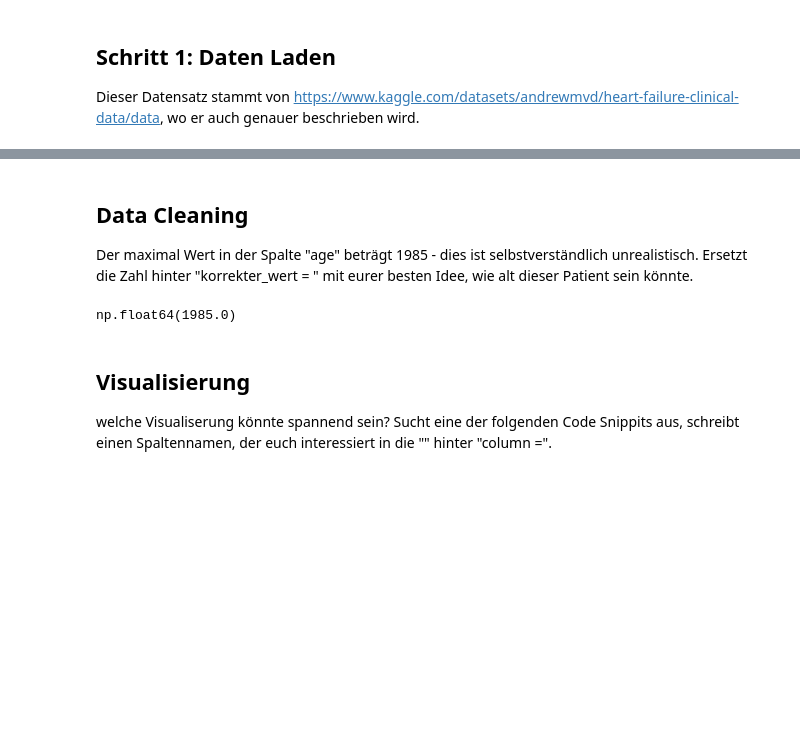
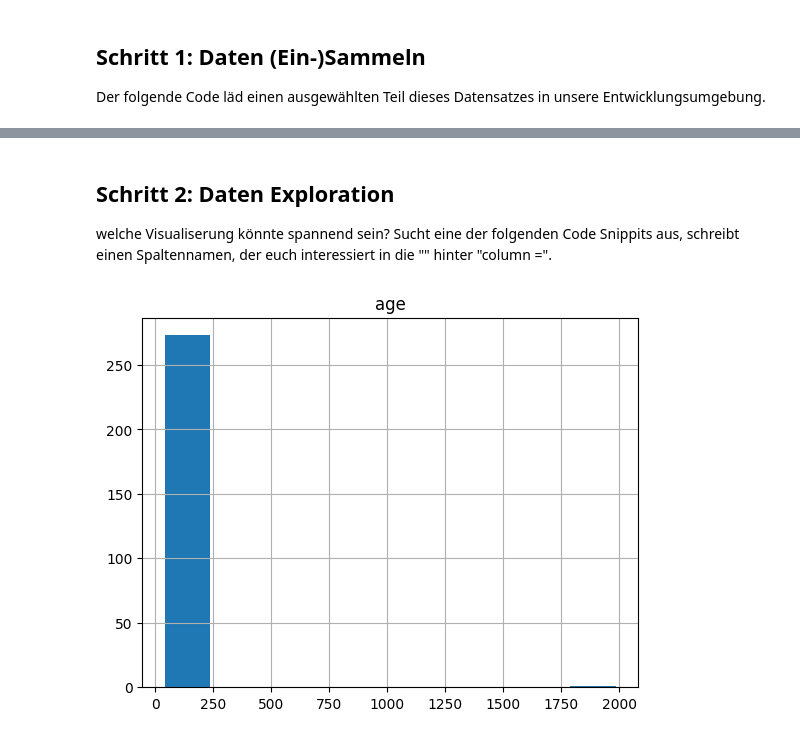
Before and after one commit to KiraZant/2025_IKI_MedizinInformatikCodeUebung, a Jupyter notebook: 20250411_UebungMedizininformatik_v01.ipynb, the cells around one changed output, grey strips where cells are left out. Drawn from its saved outputs; the diff is of its cells as text; code cells hidden in the pictures; blank space fills up the shorter version.

```diff
--- a/20250411_UebungMedizininformatik_v01.ipynb
+++ b/20250411_UebungMedizininformatik_v01.ipynb
@@ -10,6 +39,6 @@ if kann. Sie finden in diesem Notebook aber verschiedene Fragen und eine Aufgabe
 # %% [markdown]
-## Schritt 1: Daten Laden
+## Schritt 1: Daten (Ein-)Sammeln
 
-Dieser Datensatz stammt von https://www.kaggle.com/datasets/andrewmvd/heart-failure-clinical-data/data, wo er auch genauer beschrieben wird.
+Der folgende Code läd einen ausgewählten Teil dieses Datensatzes in unsere Entwicklungsumgebung.
 # %%
 # Datensatz laden
@@ -27,23 +58,16 @@ df.describe()
 | 50% | 60.000000 | 0.000000 | 250.000000 | 0.000000 | 38.000000 | 0.000000 | 261000.000000 | ... |
 | 75% | 70.000000 | 1.000000 | 582.000000 | 1.000000 | 45.000000 | 1.000000 | 302000.000000 | ... |
 | max | 1985.000000 | 1.000000 | 7861.000000 | 1.000000 | 80.000000 | 1.000000 | 850000.000000 | ... |
-# %% [markdown]
-## Data Cleaning
-
-Der maximal Wert in der Spalte "age" beträgt 1985 - dies ist selbstverständlich unrealistisch. Ersetzt die Zahl hinter "korrekter_wert = " mit eurer besten Idee, wie alt dieser Patient sein könnte.
-# %%
-korrekter_wert = 1985 # Ersetzt diesen Wert für eure beste Idee, welches Alter dieser Patient hat
-
-# Diese Code schaut, wo in unserem DataFrame (df) in der Spalte "age" der Wert 1985 ist
-# Für Felder mit dem Wert 1985 ersetzt er diesen Wert mit dem, was wir in korrekter_wert angeben.
-# Für alle anderen Werte behält er was vorher in der Spalt "age" stand.
-
-df.age = np.where(df.age==1985, korrekter_wert, df.age)
-df.age.max()
-# %% [output]
-np.float64(1985.0)
 # %% [markdown]
-## Visualisierung
+## Schritt 2: Daten Exploration
 welche Visualiserung könnte spannend sein? Sucht eine der folgenden Code Snippits aus, schreibt einen Spaltennamen, der euch interessiert in die ""  hinter "column =".
 # %%
-column = ""
+#Todo: Schaut euch die Histogramme and und ersetzt diesen Wert für andere numerische Variablen, die euch interessieren
+# Hinweis: Bei Python müssen Texte immer in "" angegeben sein. Ohne "" handelt es sich um einen Namen einer Variable oder Ähnliches. Schreiben Sie die Antwort also zum Beispiel als "age" nicht age
+
+column = "age"
+# Histogram Einzelne Variable
+df.hist(column)
+plt.show()
+# %% [output]
+[figure, added]
```
Also changed, not shown: parts of 14 cells of this notebook.
